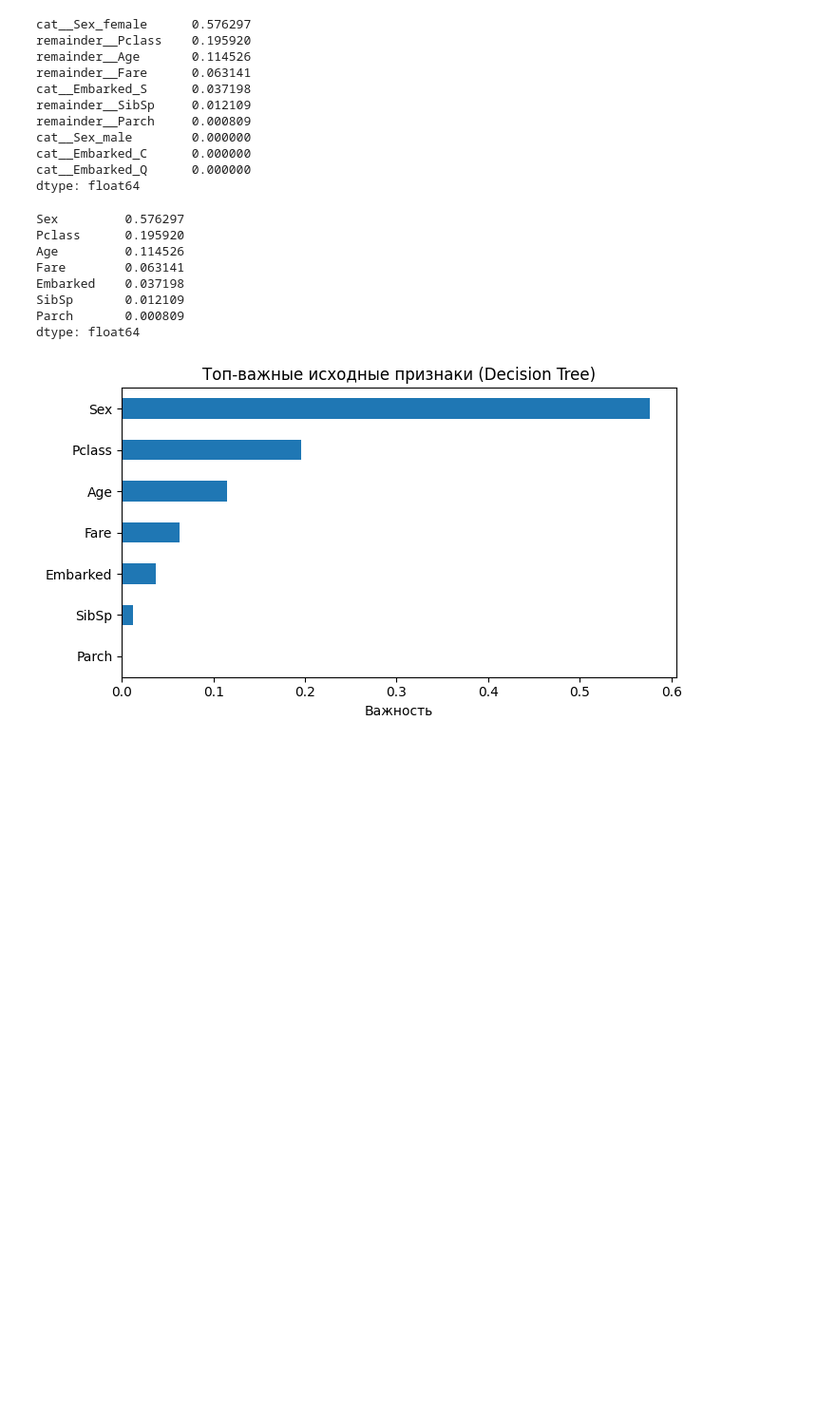
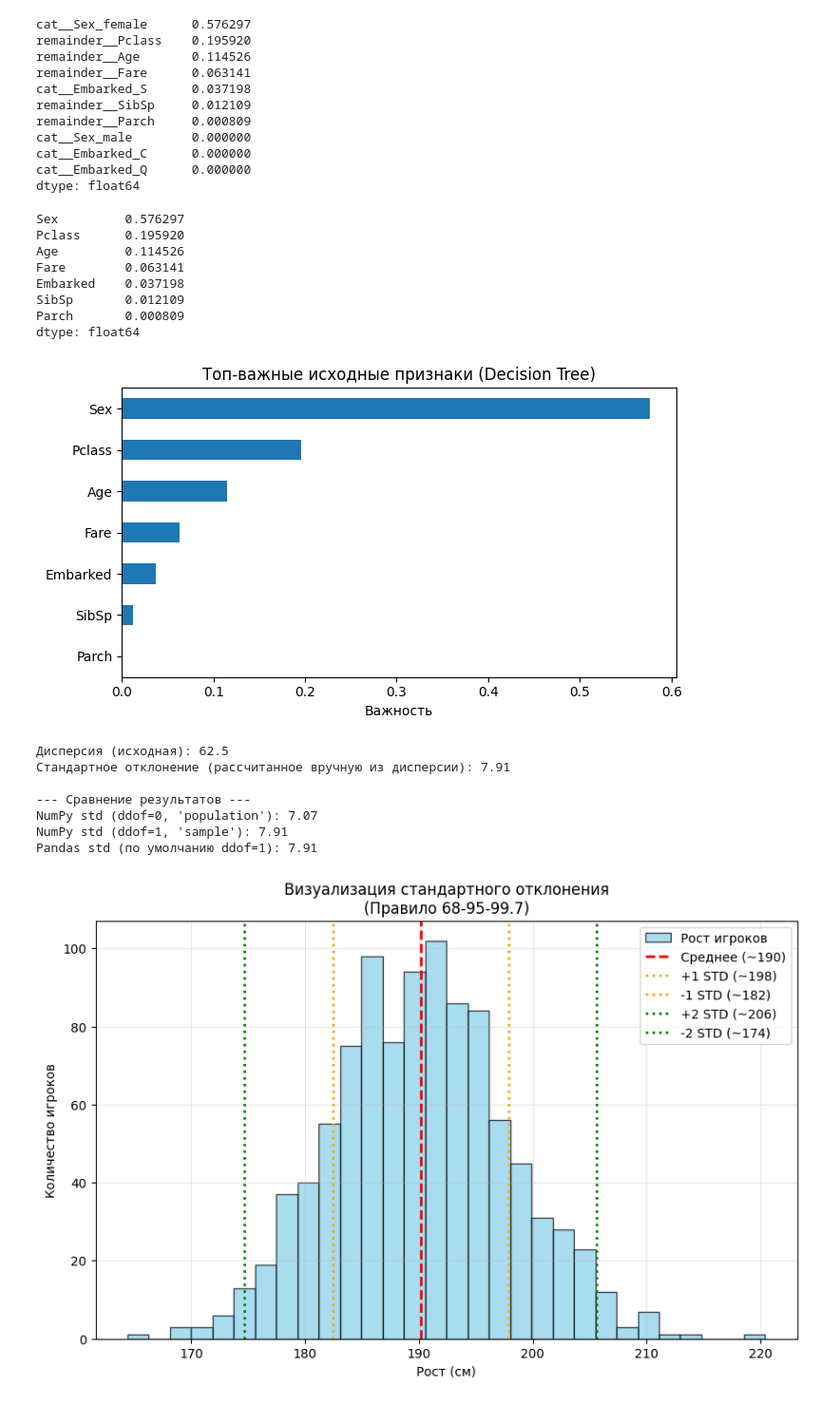
Before and after one commit to hishnick5/my_lessons, a Jupyter notebook: Data_Analitik/zachetnaya.ipynb, the cells around one changed output. Shown: that part at 95% size. Cells and saved outputs as stored; diff of their text form; code cells hidden in the pictures; blank space fills up the shorter version.

```diff
--- a/Data_Analitik/zachetnaya.ipynb
+++ b/Data_Analitik/zachetnaya.ipynb
@@ -312,3 +312,67 @@ SibSp       0.012109
 Parch       0.000809
 dtype: float64
 [figure]
+# %%
+import numpy as np
+import pandas as pd
+
+# Наши данные
+heights = [180, 185, 190, 195, 200]
+heights_series = pd.Series(heights)
+
+# РАСЧЁТ СТАНДАРТНОГО ОТКЛОНЕНИЯ
+
+# 1. "Вручную", через дисперсию
+variance_pandas = heights_series.var()  # Сначала считаем дисперсию (для выборки)
+std_manual = np.sqrt(variance_pandas)   # Затем извлекаем корень
+
+print(f"Дисперсия (исходная): {variance_pandas}")
+print(f"Стандартное отклонение (рассчитанное вручную из дисперсии): {std_manual:.2f}")
+
+# 2. Используем встроенные методы (гораздо проще!)
+std_numpy = np.std(heights)                   # По умолчанию ddof=0 (для популяции)
+std_numpy_sample = np.std(heights, ddof=1)    # Явно указываем ddof=1 (для выборки)
+
+std_pandas = heights_series.std()             # Pandas по умолчанию использует ddof=1
+
+print("\n--- Сравнение результатов ---")
+print(f"NumPy std (ddof=0, 'population'): {std_numpy:.2f}")        # √50 ≈ 7.07
+print(f"NumPy std (ddof=1, 'sample'): {std_numpy_sample:.2f}")     # √62.5 ≈ 7.91
+print(f"Pandas std (по умолчанию ddof=1): {std_pandas:.2f}")       # √62.5 ≈ 7.91
+
+# 3. ВИЗУАЛИЗАЦИЯ для понимания (самое главное!)
+import matplotlib.pyplot as plt
+
+# Создадим данные, похожие на нормальное распределение
+np.random.seed(42) # для воспроизводимости результата
+data = np.random.normal(190, 7.9, 1000) # среднее=190, std=7.9, 1000 точек
+
+# Нарисуем гистограмму
+plt.figure(figsize=(10, 6))
+plt.hist(data, bins=30, alpha=0.7, color='skyblue', edgecolor='black', label='Рост игроков')
+plt.axvline(data.mean(), color='red', linestyle='--', linewidth=2, label=f'Среднее (~190)')
+
+# Покажем ±1 и ±2 стандартных отклонения
+one_std = data.std()
+two_std = data.std() * 2
+
+plt.axvline(data.mean() + one_std, color='orange', linestyle=':', linewidth=2, label=f'+1 STD (~{190+7.9:.0f})')
+plt.axvline(data.mean() - one_std, color='orange', linestyle=':', linewidth=2, label=f'-1 STD (~{190-7.9:.0f})')
+plt.axvline(data.mean() + two_std, color='green', linestyle=':', linewidth=2, label=f'+2 STD (~{190+15.8:.0f})')
+plt.axvline(data.mean() - two_std, color='green', linestyle=':', linewidth=2, label=f'-2 STD (~{190-15.8:.0f})')
+
+plt.title('Визуализация стандартного отклонения\n(Правило 68-95-99.7)')
+plt.xlabel('Рост (см)')
+plt.ylabel('Количество игроков')
+plt.legend()
+plt.grid(alpha=0.3)
+plt.show()
+# %% [output]
+Дисперсия (исходная): 62.5
+Стандартное отклонение (рассчитанное вручную из дисперсии): 7.91
+
+--- Сравнение результатов ---
+NumPy std (ddof=0, 'population'): 7.07
+NumPy std (ddof=1, 'sample'): 7.91
+Pandas std (по умолчанию ddof=1): 7.91
+[figure, added]
```
Also changed, not shown: parts of 6 cells of this notebook, 5 other files.
